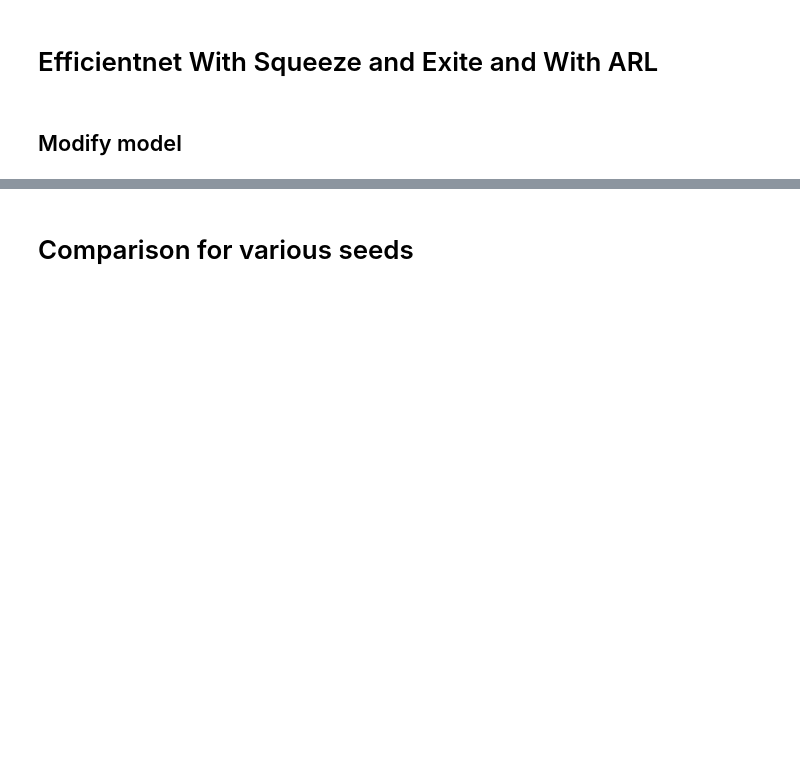
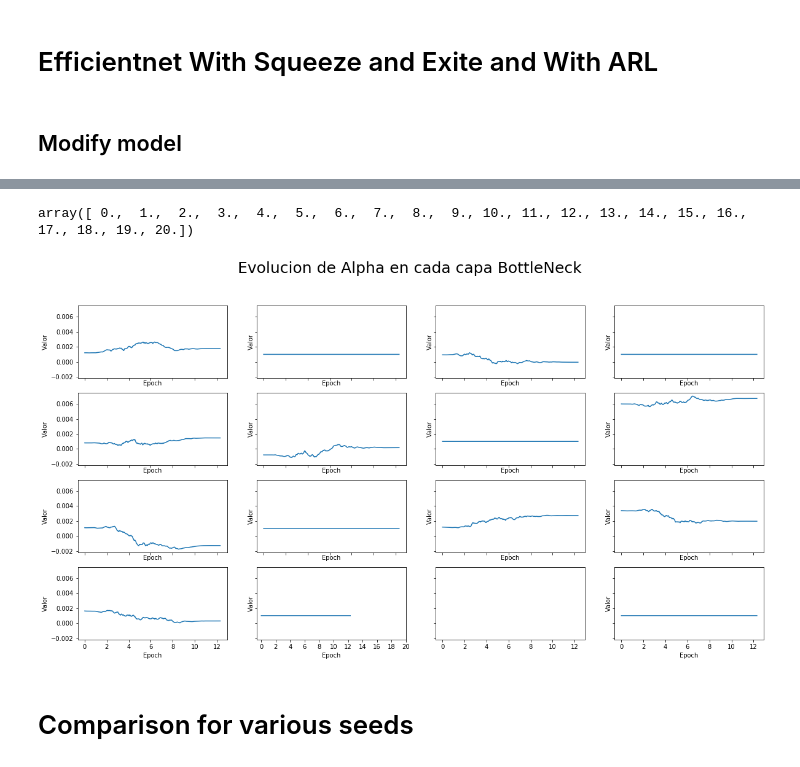
Before and after one commit to mikealche/tesis, a Jupyter notebook: Test Attention Analysis on EfficientNet.ipynb, the cells around one changed output, grey strips where cells are left out. Cells and saved outputs as stored; diff of their text form; code cells hidden in the pictures; blank space fills up the shorter version.

```diff
--- a/Test Attention Analysis on EfficientNet.ipynb
+++ b/Test Attention Analysis on EfficientNet.ipynb
@@ -429,0 +478,4 @@ AttributeError: 'Learner' object has no attribute 'alphas'
+# %%
+np.linspace(0,20,21)
+# %% [output]
+array([ 0.,  1.,  2.,  3.,  4.,  5.,  6.,  7.,  8.,  9., 10., 11., 12., 13., 14., 15., 16., 17., 18., 19., 20.])
@@ -430,3 +484,21 @@ AttributeError: 'Learner' object has no attribute 'alphas'
+# %%
+fig,axs = plt.subplots(4,4, figsize=(20,10), sharey=True, sharex=True)
+fig.suptitle('Evolucion de Alpha en cada capa BottleNeck', fontsize=25)
+batches_per_epoch_with_oversampling = 203 #bs=16
+epochs = 20
+for i in range(len(original_array)):
+    ax = axs[(i-1) // 4, (i-1) % 4]
+    ax.plot(original_array[i])
+    forward_passes = original_array[i];
+    x_ticks_positions = [batches_per_epoch_with_oversampling * i for i in range(len(forward_passes))][:epochs+1][0::2]
+    x_ticks_labels = list(range(epochs+1))[0::2]
+    ax.set_xticks(x_ticks_positions)
+    ax.set_xticklabels(x_ticks_labels)
+
+    ax.set_xlabel('Epoch')
+    ax.set_ylabel('Valor')
+# %% [output]
+[figure, added]
 # %% [markdown]
 # Comparison for various seeds
 # %%
```
Also changed, not shown: parts of 14 cells of this notebook, 3 other files.
